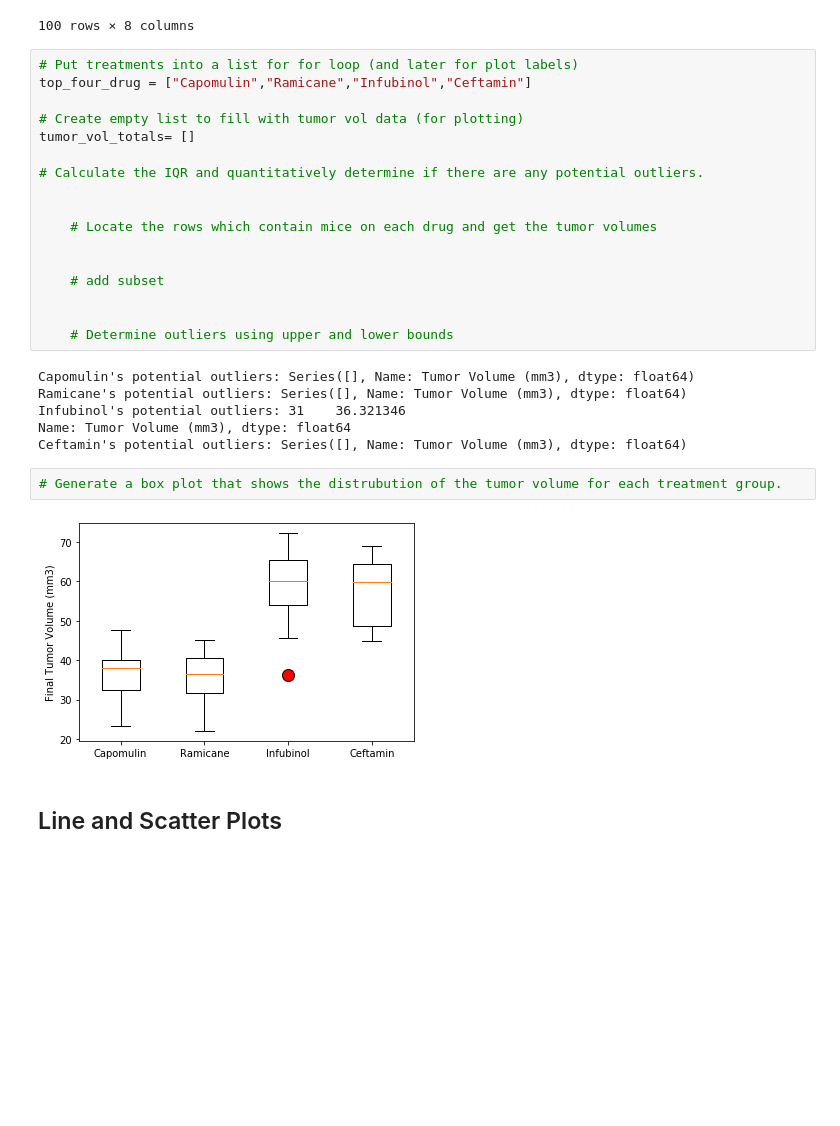
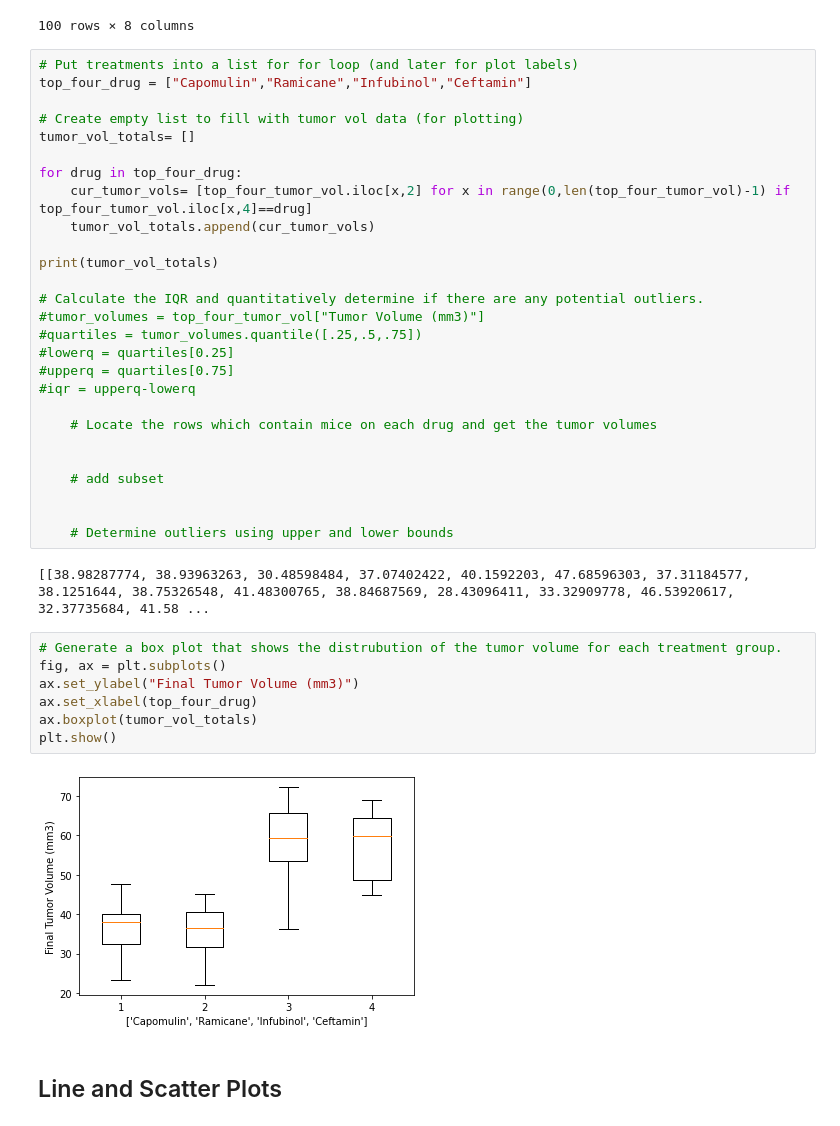
Before and after one commit to itanalytics/matplotlib-challenge, a Jupyter notebook: pymaceuticals_starter.ipynb, the cells around one changed output. Saved outputs shown, nothing was run; the diff lists cells and outputs as text; blank space fills up the shorter version.

```diff
--- a/pymaceuticals_starter.ipynb
+++ b/pymaceuticals_starter.ipynb
@@ -221,8 +230,18 @@ top_four_drug = ["Capomulin","Ramicane","Infubinol","Ceftamin"]
 # Create empty list to fill with tumor vol data (for plotting)
 tumor_vol_totals= []
 
+for drug in top_four_drug:
+    cur_tumor_vols= [top_four_tumor_vol.iloc[x,2] for x in range(0,len(top_four_tumor_vol)-1) if top_four_tumor_vol.iloc[x,4]==drug]
+    tumor_vol_totals.append(cur_tumor_vols)
+
+print(tumor_vol_totals)
+
 # Calculate the IQR and quantitatively determine if there are any potential outliers.
-
+#tumor_volumes = top_four_tumor_vol["Tumor Volume (mm3)"]
+#quartiles = tumor_volumes.quantile([.25,.5,.75])
+#lowerq = quartiles[0.25]
+#upperq = quartiles[0.75]
+#iqr = upperq-lowerq
 
     # Locate the rows which contain mice on each drug and get the tumor volumes
 
@@ -232,15 +251,16 @@ tumor_vol_totals= []
 
     # Determine outliers using upper and lower bounds
 # %% [output]
-Capomulin's potential outliers: Series([], Name: Tumor Volume (mm3), dtype: float64)
-Ramicane's potential outliers: Series([], Name: Tumor Volume (mm3), dtype: float64)
-Infubinol's potential outliers: 31    36.321346
-Name: Tumor Volume (mm3), dtype: float64
-Ceftamin's potential outliers: Series([], Name: Tumor Volume (mm3), dtype: float64)
+[[38.98287774, 38.93963263, 30.48598484, 37.07402422, 40.1592203, 47.68596303, 37.31184577, 38.1251644, 38.75326548, 41.48300765, 38.84687569, 28.43096411, 33.32909778, 46.53920617, 32.37735684, 41.58 ...
 # %%
 # Generate a box plot that shows the distrubution of the tumor volume for each treatment group.
+fig, ax = plt.subplots()
+ax.set_ylabel("Final Tumor Volume (mm3)")
+ax.set_xlabel(top_four_drug)
+ax.boxplot(tumor_vol_totals)
+plt.show()
 # %% [output]
-[figure, old version]
+[figure, new version]
 # %% [markdown]
 ## Line and Scatter Plots
 # %%
```
Also changed, not shown: parts of 2 cells of this notebook.
